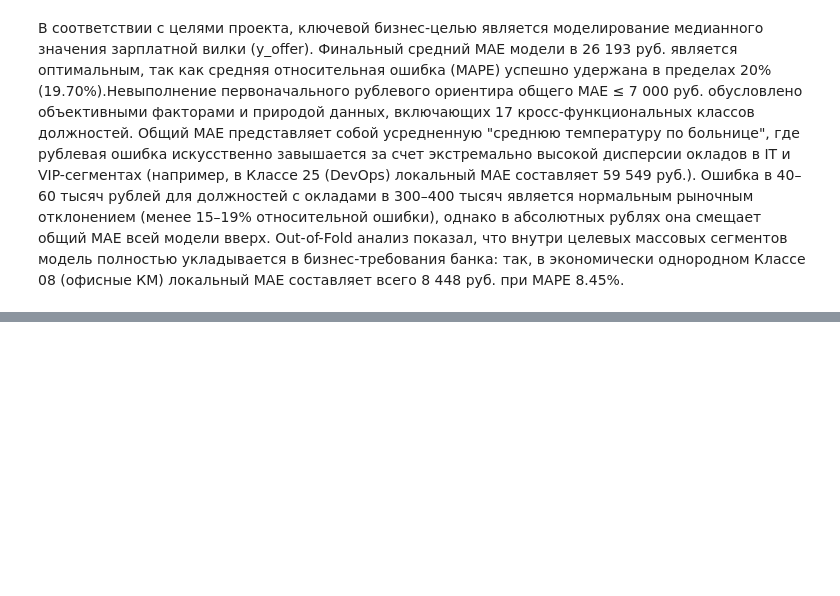
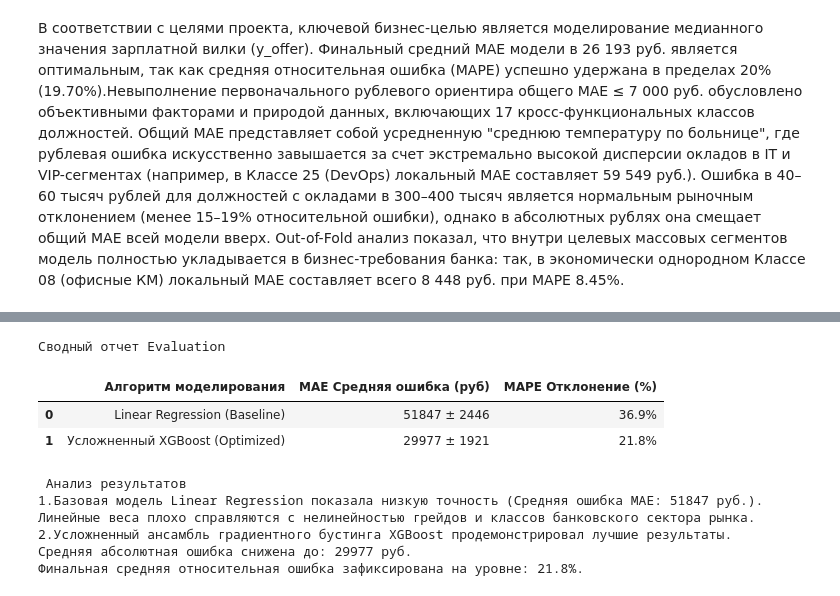
Before and after one commit to stason1991/My-First-Data-Project, a Jupyter notebook: notebooks/ml_notebook_lr_xgboost_mfdp_part7.ipynb, the cells around one changed output, grey strips where cells are left out. Cells and saved outputs as stored; diff of their text form; code cells hidden in the pictures; blank space fills up the shorter version.

```diff
--- a/notebooks/ml_notebook_lr_xgboost_mfdp_part7.ipynb
+++ b/notebooks/ml_notebook_lr_xgboost_mfdp_part7.ipynb
@@ -1538,0 +1775,39 @@ display(styled_class_stats)
+# %%
+# Формируем структуру итогового датафрейма метрик
+metrics_report = pd.DataFrame({
+    "Алгоритм моделирования": [
+        "Linear Regression (Baseline)",
+        "Усложненный XGBoost (Optimized)"
+    ],
+    "MAE Средняя ошибка (руб)": [
+        f"{np.mean(lr_mae_folds):.0f} ± {np.std(lr_mae_folds):.0f}",
+        f"{np.mean(xgb_mae_folds):.0f} ± {np.std(xgb_mae_folds):.0f}"
+    ],
+    "MAPE Отклонение (%)": [
+        f"{np.mean(lr_mape_folds):.1f}%",
+        f"{np.mean(xgb_mape_folds):.1f}%"
+    ]
+})
+
+print("Сводный отчет Evaluation")
+display(metrics_report)
+
+# Разбор результатов
+xgb_mean_mape = np.mean(xgb_mape_folds)
+print("\n Анализ результатов")
+print(f"1.Базовая модель Linear Regression показала низкую точность (Средняя ошибка MAE: {np.mean(lr_mae_folds):.0f} руб.).")
+print("Линейные веса плохо справляются с нелинейностью грейдов и классов банковского сектора рынка.")
+print(f"2.Усложненный ансамбль градиентного бустинга XGBoost продемонстрировал лучшие результаты.")
+print(f"Средняя абсолютная ошибка снижена до: {np.mean(xgb_mae_folds):.0f} руб.")
+print(f"Финальная средняя относительная ошибка зафиксирована на уровне: {xgb_mean_mape:.1f}%.")
+# %% [output]
+Сводный отчет Evaluation
+|  | Алгоритм моделирования | MAE Средняя ошибка (руб) | MAPE Отклонение (%) |
+| 0 | Linear Regression (Baseline) | 51847 ± 2446 | 36.9% |
+| 1 | Усложненный XGBoost (Optimized) | 29977 ± 1921 | 21.8% |
+ Анализ результатов
+1.Базовая модель Linear Regression показала низкую точность (Средняя ошибка MAE: 51847 руб.).
+Линейные веса плохо справляются с нелинейностью грейдов и классов банковского сектора рынка.
+2.Усложненный ансамбль градиентного бустинга XGBoost продемонстрировал лучшие результаты.
+Средняя абсолютная ошибка снижена до: 29977 руб.
+Финальная средняя относительная ошибка зафиксирована на уровне: 21.8%.
```
Also changed, not shown: parts of 21 cells of this notebook, 18 other files.
